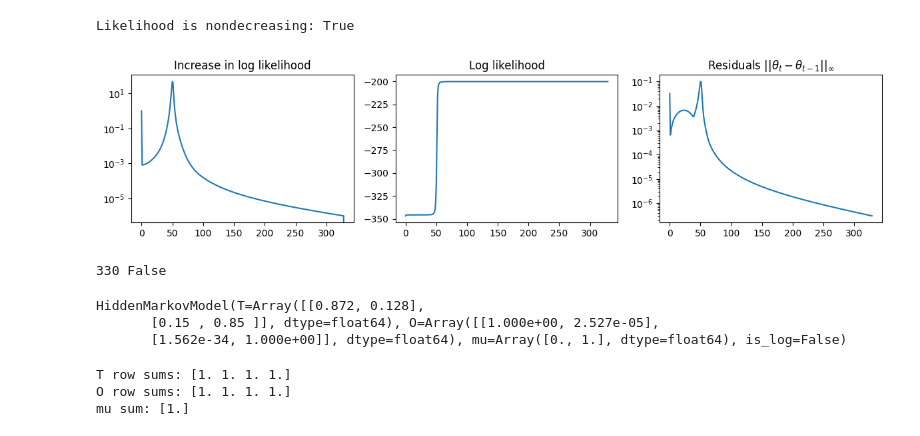
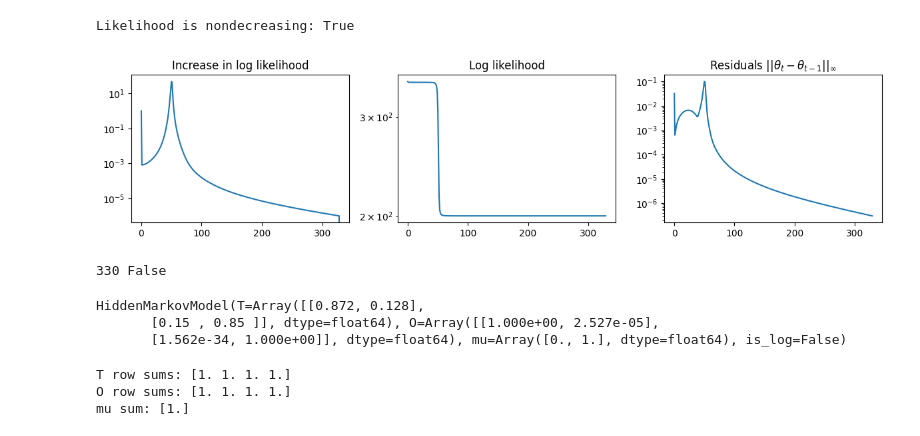
Before and after one commit to tobias-heinzle/BaumWelchJax, a Jupyter notebook: notebooks/test_baum_welch_simple.ipynb, the cells around one changed output. Drawn from its saved outputs; the diff is of its cells as text; code cells hidden in the pictures.

```diff
--- a/notebooks/test_baum_welch_simple.ipynb
+++ b/notebooks/test_baum_welch_simple.ipynb
@@ -91,24 +91,24 @@ Likelihood is nondecreasing: True
 # %%
 
 def plot_inference_statistics(result):
     fig, ax = plt.subplots(1, 3)
     fig.set_size_inches(12,3)
     ax[0].semilogy(jnp.diff(result.log_likelihoods))
     ax[0].set_title('Increase in log likelihood')
-    ax[1].plot(result.log_likelihoods[:result.iterations])
+    ax[1].semilogy(jnp.abs(result.log_likelihoods[:result.iterations]))
     ax[1].set_title('Log likelihood')
     ax[2].semilogy(result.residuals)
     ax[2].set_title('Residuals $||\\theta_t - \\theta_{{t-1}}||_\\infty$')
     fig.tight_layout()
     return fig, ax
 
 plot_inference_statistics(result)
 plt.show()
 
 print(result.iterations, result.terminated)
 result.params.to_prob()
 # %% [output]
-[figure, old version]
+[figure, new version]
 330 False
 HiddenMarkovModel(T=Array([[0.872, 0.128],
        [0.15 , 0.85 ]], dtype=float64), O=Array([[1.000e+00, 2.527e-05],
```
Also changed, not shown: parts of 6 cells of this notebook, 2 other files.
